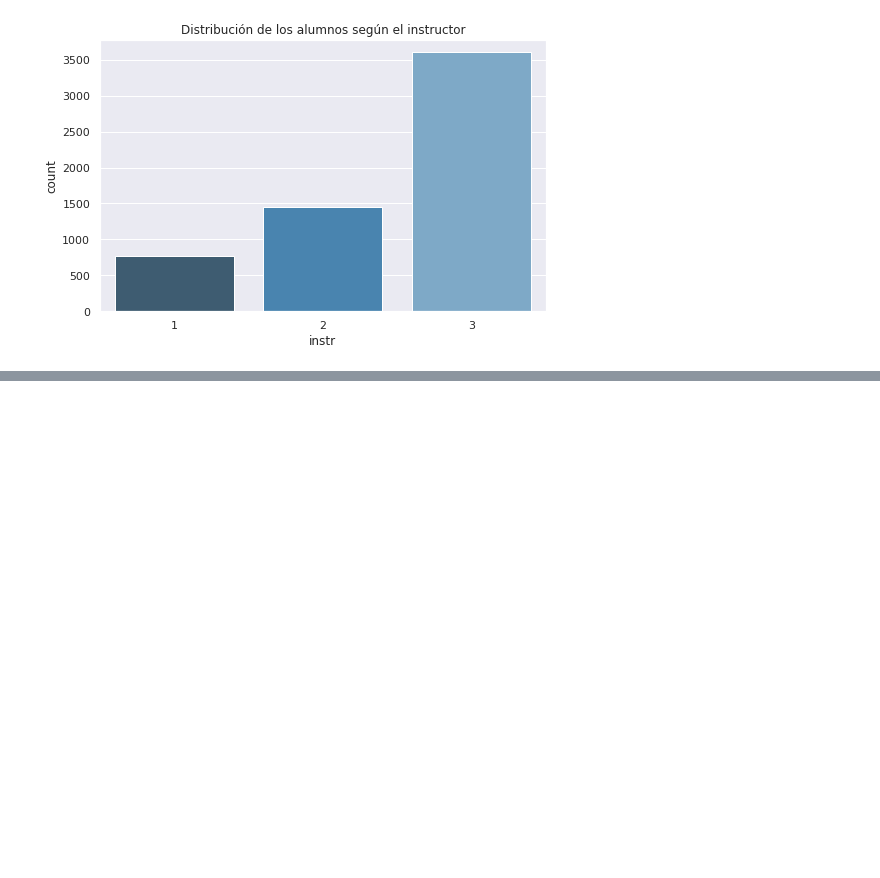
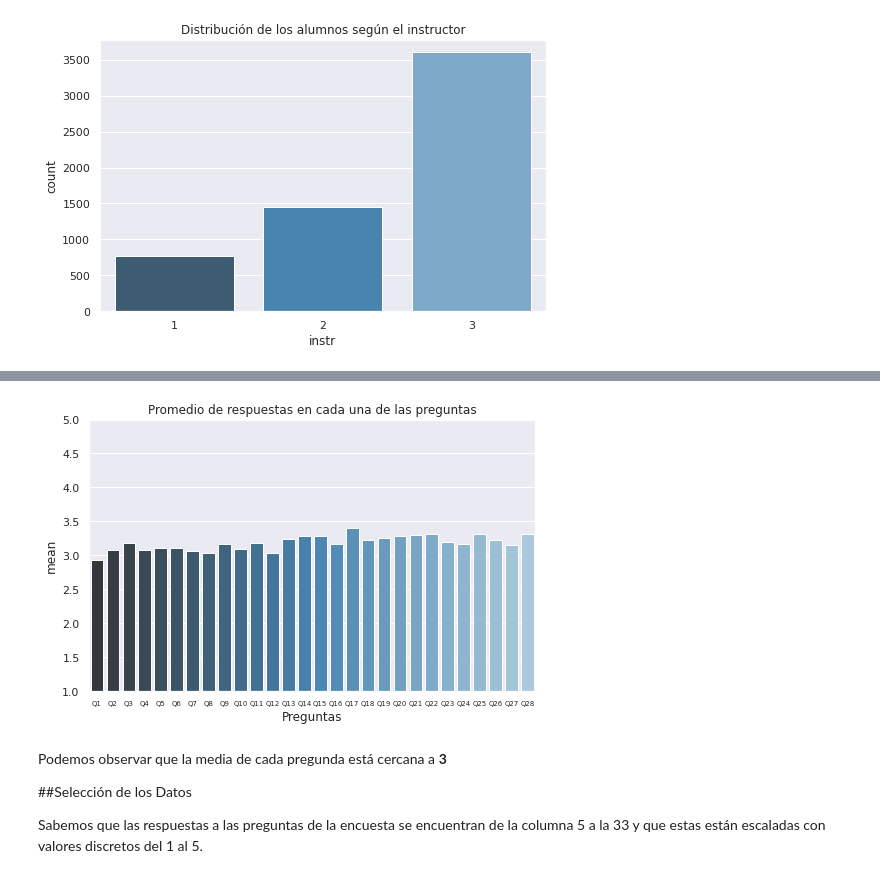
Before and after one commit to SarahLares/Clustering_on_Survery, a Jupyter notebook: Tarea_3_Clustering.ipynb, the cells around one changed output, grey strips where cells are left out. Saved outputs shown, nothing was run; the diff lists cells and outputs as text; code cells hidden in the pictures; blank space fills up the shorter version.

```diff
--- a/Tarea_3_Clustering.ipynb
+++ b/Tarea_3_Clustering.ipynb
@@ -69,0 +141,22 @@ plt.show()
+# %%
+X_Q = df.iloc [:, 5:33]
+Q_means = X_Q.mean(axis = 0)
+Q_means = Q_means.to_frame('mean')
+Q_means.reset_index(level=0, inplace=True)
+# %%
+plt.figure(figsize=(8,5))
+plt.title("Promedio de respuestas en cada una de las preguntas")
+sns.barplot(x='index', y = 'mean', data = Q_means, palette="Blues_d")
+plt.tick_params(axis='x', labelsize=7)
+plt.xlabel('Preguntas')
+plt.ylim(1,5)
+plt.show()
+# %% [output]
+[figure, added]
+# %% [markdown]
+Podemos observar que la media de cada pregunda está cercana a **3**
+
+
+##Selección de los Datos
+
+Sabemos que las respuestas a las preguntas de la encuesta se encuentran de la columna 5 a la 33 y que estas están escaladas con valores discretos del 1 al 5.
```
Also changed, not shown: parts of 18 cells of this notebook.
